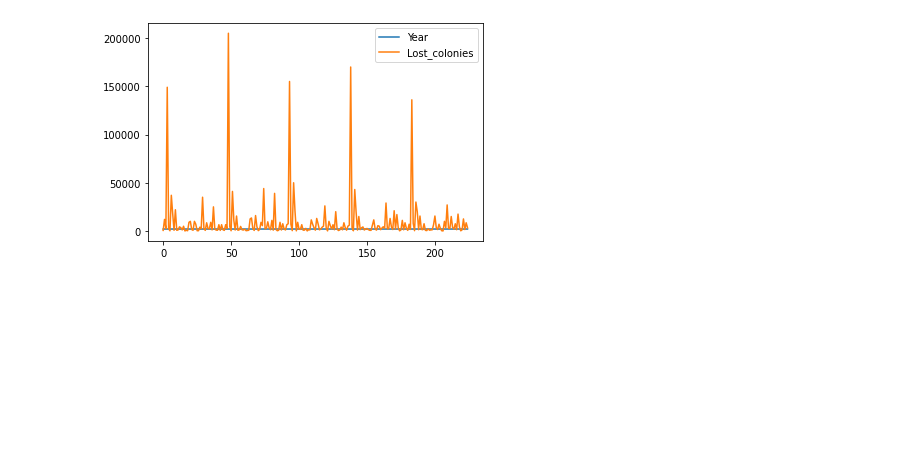
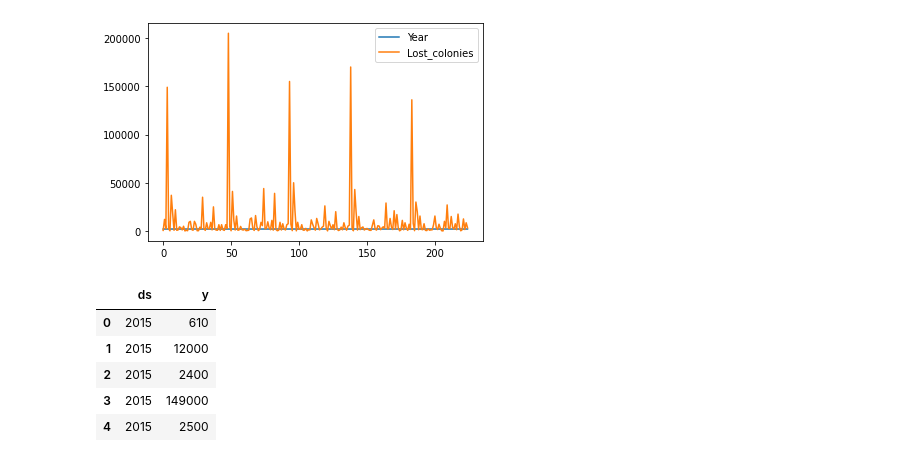
Before and after one commit to Saymanning/Honey_Bee_Colony_Loss_US, a Jupyter notebook: FBprophet_v2.ipynb, the cells around one changed output. Cells and saved outputs as stored; diff of their text form; code cells hidden in the pictures; blank space fills up the shorter version.

```diff
--- a/FBprophet_v2.ipynb
+++ b/FBprophet_v2.ipynb
@@ -103 +105,10 @@ pyplot.show()
+# %%
+df.head()
+# %% [output]
+|  | ds | y |
+| 0 | 2015 | 610 |
+| 1 | 2015 | 12000 |
+| 2 | 2015 | 2400 |
+| 3 | 2015 | 149000 |
+| 4 | 2015 | 2500 |
 # %%
```
Also changed, not shown: parts of 12 cells of this notebook.
